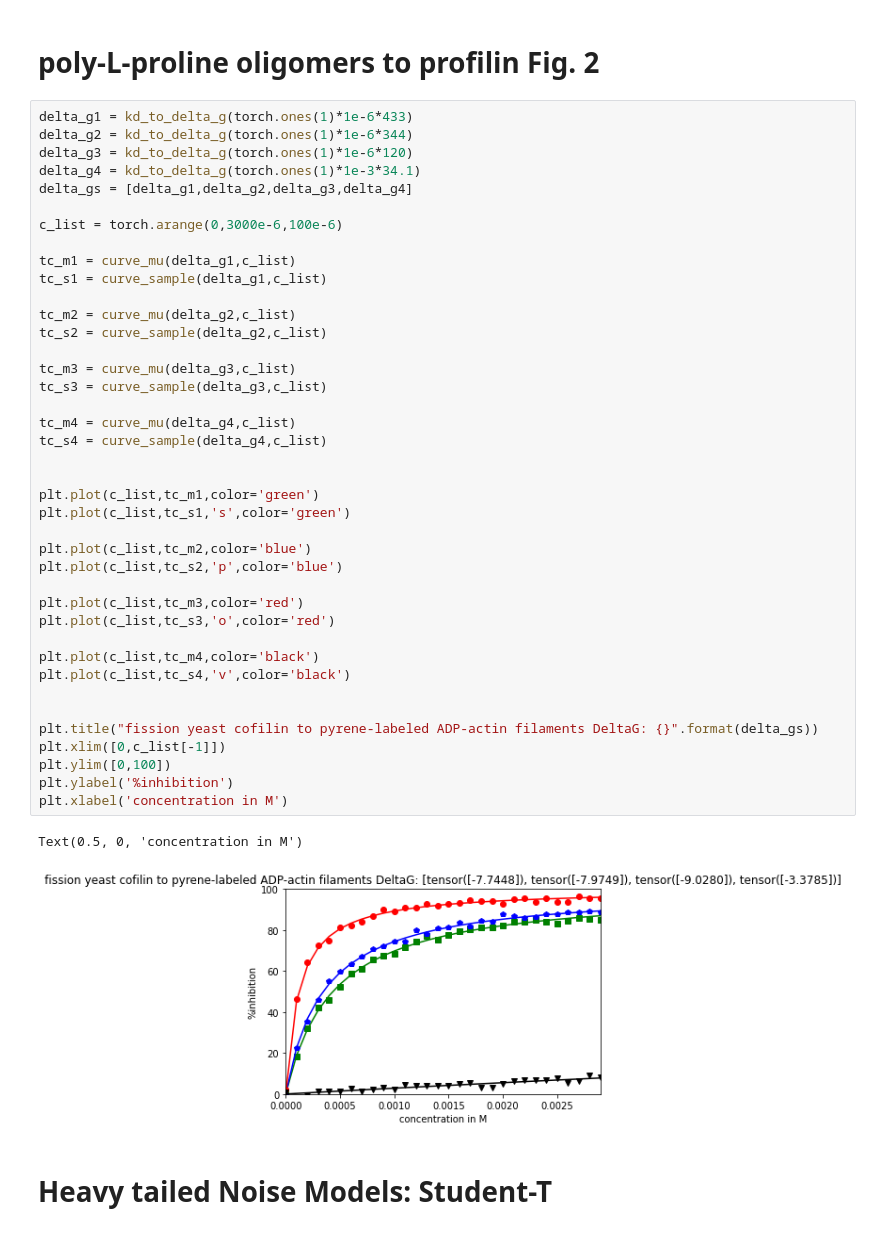
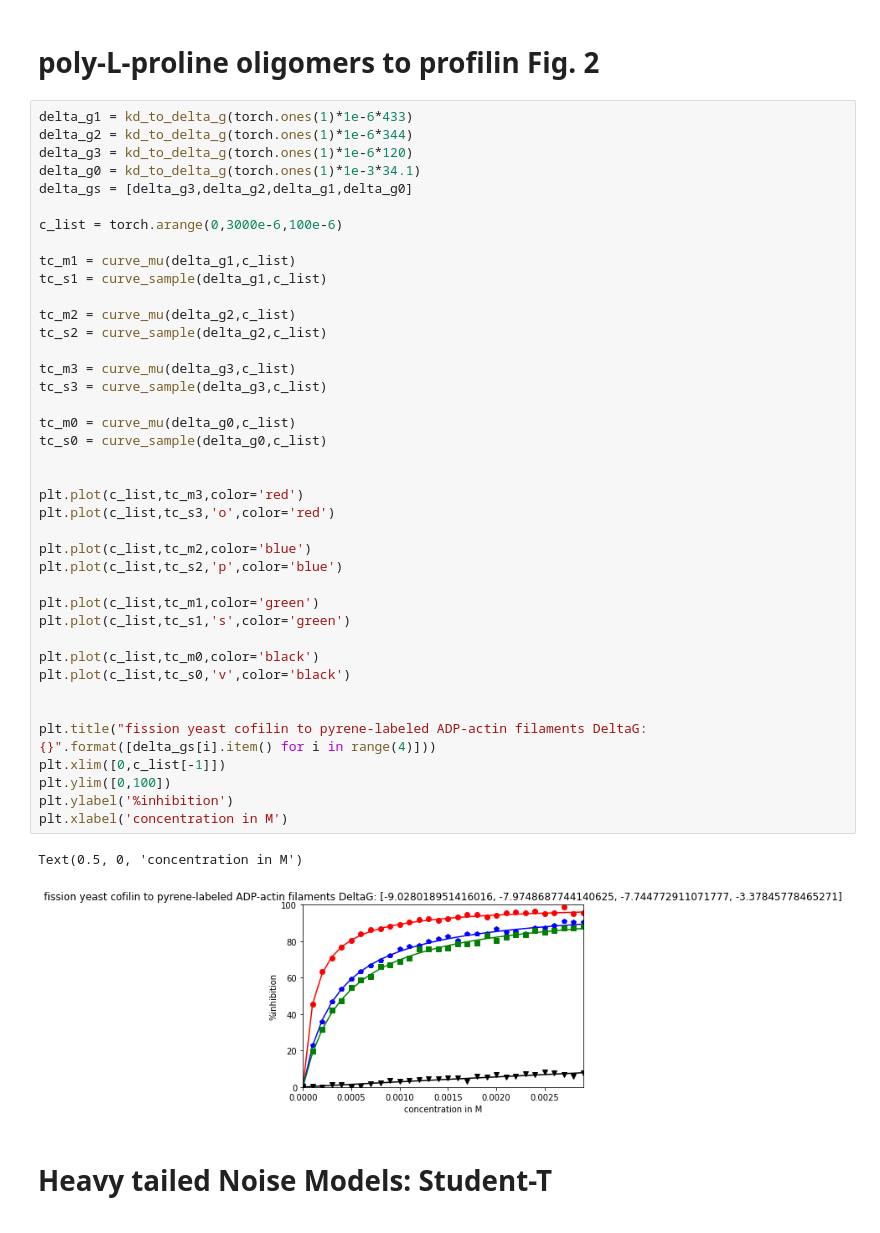
Before and after one commit to choderalab/pinot, a Jupyter notebook: scripts/biophysical/biophysical_likelihood.ipynb, the cells around one changed output. Cells and saved outputs as stored; diff of their text form.

```diff
--- a/scripts/biophysical/biophysical_likelihood.ipynb
+++ b/scripts/biophysical/biophysical_likelihood.ipynb
@@ -128,46 +128,46 @@ Text(0.5, 0, 'concentration in M')
 # %%
 delta_g1 = kd_to_delta_g(torch.ones(1)*1e-6*433)
 delta_g2 = kd_to_delta_g(torch.ones(1)*1e-6*344)
 delta_g3 = kd_to_delta_g(torch.ones(1)*1e-6*120)
-delta_g4 = kd_to_delta_g(torch.ones(1)*1e-3*34.1)
-delta_gs = [delta_g1,delta_g2,delta_g3,delta_g4]
+delta_g0 = kd_to_delta_g(torch.ones(1)*1e-3*34.1)
+delta_gs = [delta_g3,delta_g2,delta_g1,delta_g0]
 
 c_list = torch.arange(0,3000e-6,100e-6)
 
 tc_m1 = curve_mu(delta_g1,c_list)
 tc_s1 = curve_sample(delta_g1,c_list)
 
 tc_m2 = curve_mu(delta_g2,c_list)
 tc_s2 = curve_sample(delta_g2,c_list)
 
 tc_m3 = curve_mu(delta_g3,c_list)
 tc_s3 = curve_sample(delta_g3,c_list)
 
-tc_m4 = curve_mu(delta_g4,c_list)
-tc_s4 = curve_sample(delta_g4,c_list)
+tc_m0 = curve_mu(delta_g0,c_list)
+tc_s0 = curve_sample(delta_g0,c_list)
 
+
+plt.plot(c_list,tc_m3,color='red')
+plt.plot(c_list,tc_s3,'o',color='red')
+
+plt.plot(c_list,tc_m2,color='blue')
+plt.plot(c_list,tc_s2,'p',color='blue')
 
 plt.plot(c_list,tc_m1,color='green')
 plt.plot(c_list,tc_s1,'s',color='green')
 
-plt.plot(c_list,tc_m2,color='blue')
-plt.plot(c_list,tc_s2,'p',color='blue')
-
-plt.plot(c_list,tc_m3,color='red')
-plt.plot(c_list,tc_s3,'o',color='red')
-
-plt.plot(c_list,tc_m4,color='black')
-plt.plot(c_list,tc_s4,'v',color='black')
+plt.plot(c_list,tc_m0,color='black')
+plt.plot(c_list,tc_s0,'v',color='black')
 
 
-plt.title("fission yeast cofilin to pyrene-labeled ADP-actin filaments DeltaG: {}".format(delta_gs))
+plt.title("fission yeast cofilin to pyrene-labeled ADP-actin filaments DeltaG: {}".format([delta_gs[i].item() for i in range(4)]))
 plt.xlim([0,c_list[-1]])
 plt.ylim([0,100])
 plt.ylabel('%inhibition')
 plt.xlabel('concentration in M')
 # %% [output]
 Text(0.5, 0, 'concentration in M')
-[figure, old version]
+[figure, new version]
 # %% [markdown]
 # Heavy tailed Noise Models: Student-T
 # %%
```
Also changed, not shown: parts of 3 cells of this notebook.
